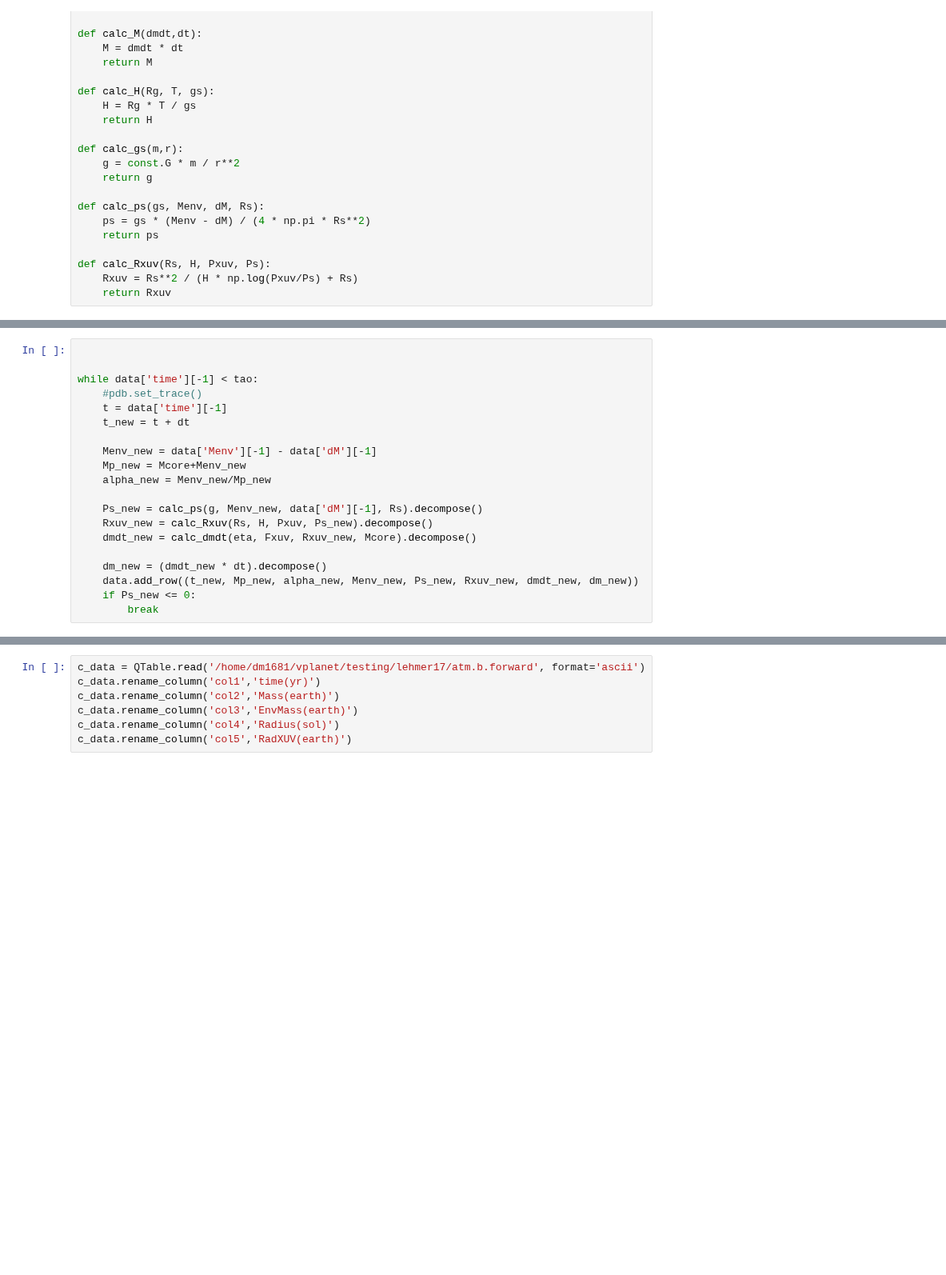
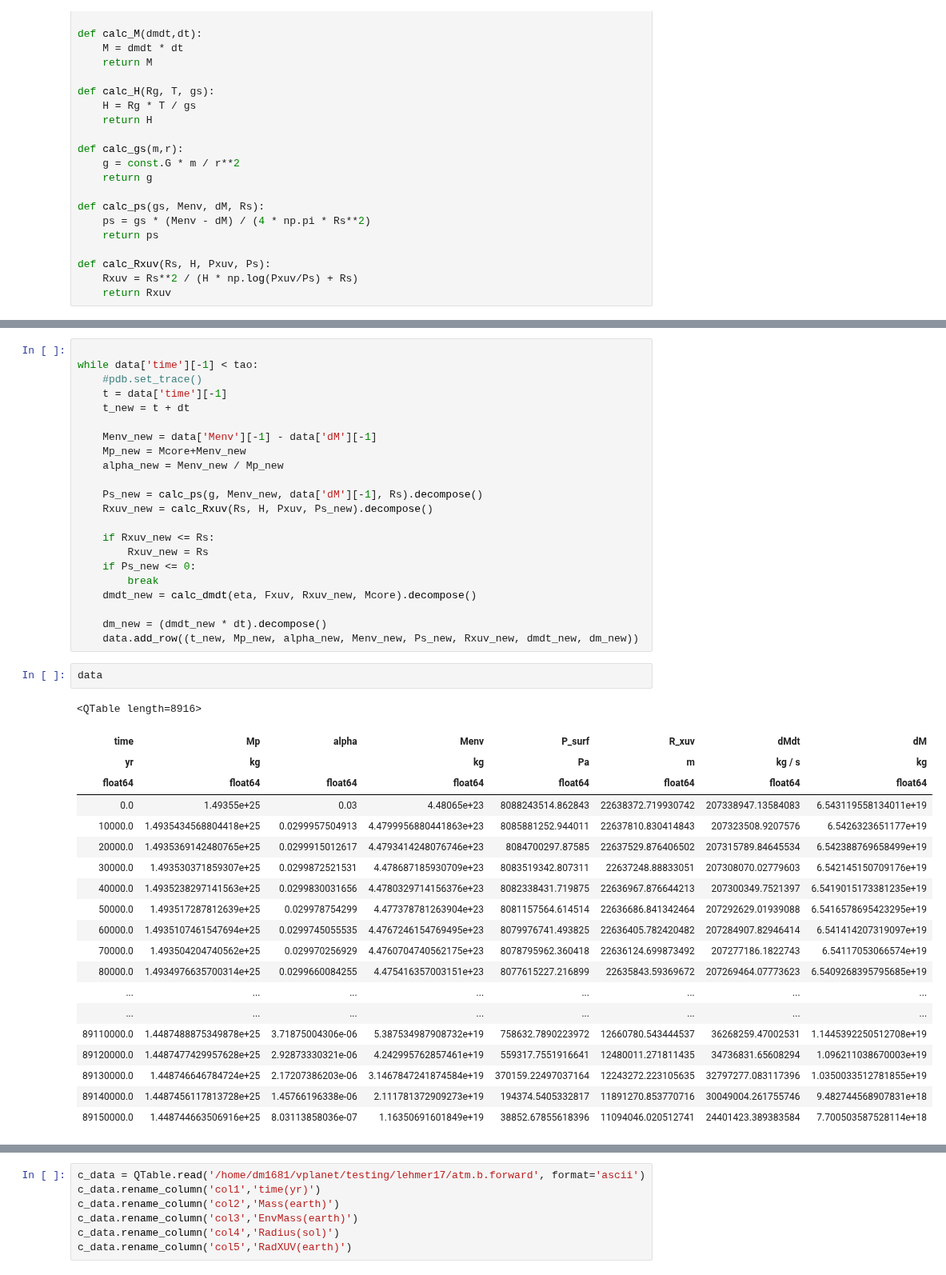
Before and after one commit to dm1681/Merging_Perts, a Jupyter notebook: Research/Merging_Perts/lehmer_test.ipynb, the cells around one changed output, grey strips where cells are left out. Shown at 80% size. Saved outputs shown, nothing was run; the diff lists cells and outputs as text; blank space fills up the shorter version.

```diff
--- a/Research/Merging_Perts/lehmer_test.ipynb
+++ b/Research/Merging_Perts/lehmer_test.ipynb
@@ -102,5 +100,4 @@ data
 # %%
-
 
 while data['time'][-1] < tao:
     #pdb.set_trace()
@@ -109,16 +106,42 @@ while data['time'][-1] < tao:
 
     Menv_new = data['Menv'][-1] - data['dM'][-1]
     Mp_new = Mcore+Menv_new
-    alpha_new = Menv_new/Mp_new
+    alpha_new = Menv_new / Mp_new
 
     Ps_new = calc_ps(g, Menv_new, data['dM'][-1], Rs).decompose()
     Rxuv_new = calc_Rxuv(Rs, H, Pxuv, Ps_new).decompose()
+
+    if Rxuv_new <= Rs:
+        Rxuv_new = Rs
+    if Ps_new <= 0:
+        break
     dmdt_new = calc_dmdt(eta, Fxuv, Rxuv_new, Mcore).decompose()
 
     dm_new = (dmdt_new * dt).decompose()
     data.add_row((t_new, Mp_new, alpha_new, Menv_new, Ps_new, Rxuv_new, dmdt_new, dm_new))
-    if Ps_new <= 0:
-        break
+# %%
+data
+# %% [output]
+<QTable length=8916>
+| time | Mp | alpha | Menv | P_surf | R_xuv | dMdt | dM |
+| yr | kg |  | kg | Pa | m | kg / s | kg |
+| float64 | float64 | float64 | float64 | float64 | float64 | float64 | float64 |
+| 0.0 | 1.49355e+25 | 0.03 | 4.48065e+23 | 8088243514.862843 | 22638372.719930742 | 207338947.13584083 | 6.543119558134011e+19 |
+| 10000.0 | 1.4935434568804418e+25 | 0.0299957504913 | 4.4799956880441863e+23 | 8085881252.944011 | 22637810.830414843 | 207323508.9207576 | 6.5426323651177e+19 |
+| 20000.0 | 1.4935369142480765e+25 | 0.0299915012617 | 4.4793414248076746e+23 | 8084700297.87585 | 22637529.876406502 | 207315789.84645534 | 6.542388769658499e+19 |
+| 30000.0 | 1.493530371859307e+25 | 0.0299872521531 | 4.478687185930709e+23 | 8083519342.807311 | 22637248.88833051 | 207308070.02779603 | 6.542145150709176e+19 |
+| 40000.0 | 1.4935238297141563e+25 | 0.0299830031656 | 4.4780329714156376e+23 | 8082338431.719875 | 22636967.876644213 | 207300349.7521397 | 6.5419015173381235e+19 |
+| 50000.0 | 1.493517287812639e+25 | 0.029978754299 | 4.477378781263904e+23 | 8081157564.614514 | 22636686.841342464 | 207292629.01939088 | 6.5416578695423295e+19 |
+| 60000.0 | 1.4935107461547694e+25 | 0.0299745055535 | 4.4767246154769495e+23 | 8079976741.493825 | 22636405.782420482 | 207284907.82946414 | 6.541414207319097e+19 |
+| 70000.0 | 1.493504204740562e+25 | 0.029970256929 | 4.4760704740562175e+23 | 8078795962.360418 | 22636124.699873492 | 207277186.1822743 | 6.54117053066574e+19 |
+| 80000.0 | 1.4934976635700314e+25 | 0.0299660084255 | 4.475416357003151e+23 | 8077615227.216899 | 22635843.59369672 | 207269464.07773623 | 6.5409268395795685e+19 |
+| ... | ... | ... | ... | ... | ... | ... | ... |
+| ... | ... | ... | ... | ... | ... | ... | ... |
+| 89110000.0 | 1.4487488875349878e+25 | 3.71875004306e-06 | 5.387534987908732e+19 | 758632.7890223972 | 12660780.543444537 | 36268259.47002531 | 1.1445392250512708e+19 |
+| 89120000.0 | 1.4487477429957628e+25 | 2.92873330321e-06 | 4.242995762857461e+19 | 559317.7551916641 | 12480011.271811435 | 34736831.65608294 | 1.096211038670003e+19 |
+| 89130000.0 | 1.448746646784724e+25 | 2.17207386203e-06 | 3.1467847241874584e+19 | 370159.22497037164 | 12243272.223105635 | 32797277.083117396 | 1.0350033512781855e+19 |
+| 89140000.0 | 1.4487456117813728e+25 | 1.45766196338e-06 | 2.111781372909273e+19 | 194374.5405332817 | 11891270.853770716 | 30049004.261755746 | 9.482744568907831e+18 |
+| 89150000.0 | 1.448744663506916e+25 | 8.03113858036e-07 | 1.16350691601849e+19 | 38852.67855618396 | 11094046.020512741 | 24401423.389383584 | 7.700503587528114e+18 |
 # %%
 time = data['time']
 Menv = data['Menv']
```
Also changed, not shown: parts of 13 cells of this notebook, 2 other files.
